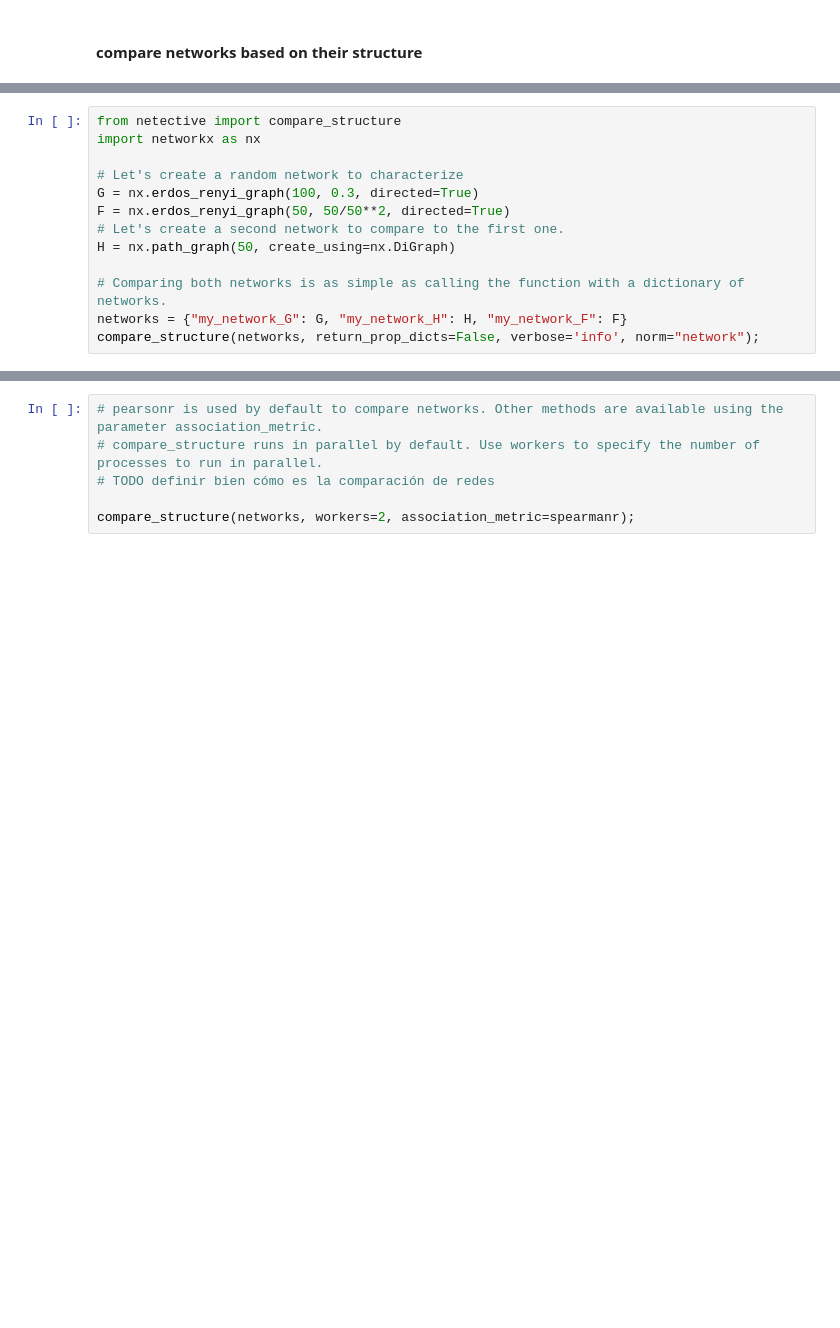
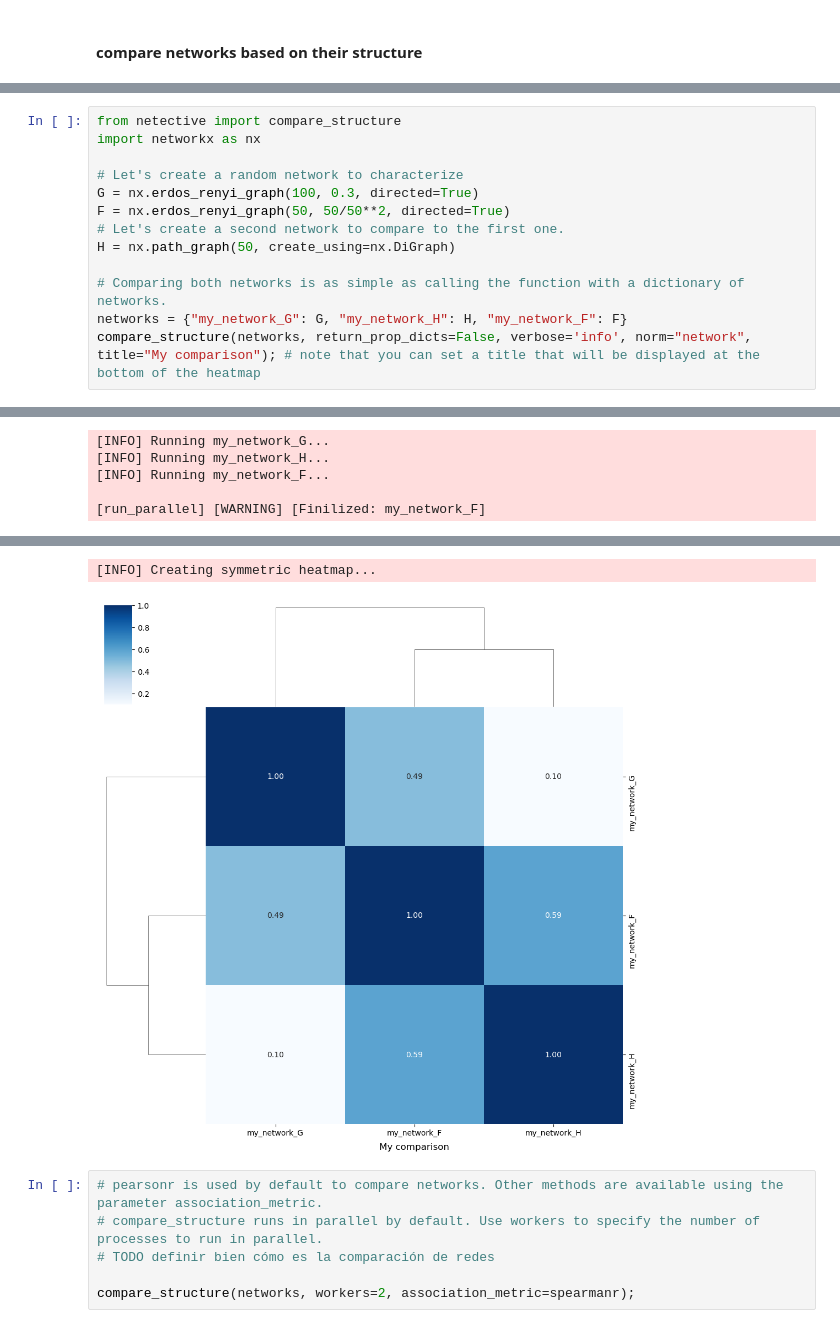
Before and after one commit to freyrelab/netective, a Jupyter notebook: docs/module_tutorial.ipynb, the cells around one changed output, grey strips where cells are left out. Drawn from its saved outputs; the diff is of its cells as text; blank space fills up the shorter version.

Commit message:
bottom title clustermap

```diff
--- a/docs/module_tutorial.ipynb
+++ b/docs/module_tutorial.ipynb
@@ -143,5 +212,5 @@ H = nx.path_graph(50, create_using=nx.DiGraph)
 
 # Comparing both networks is as simple as calling the function with a dictionary of networks.
 networks = {"my_network_G": G, "my_network_H": H, "my_network_F": F}
-compare_structure(networks, return_prop_dicts=False, verbose='info', norm="network");
+compare_structure(networks, return_prop_dicts=False, verbose='info', norm="network", title="My comparison"); # note that you can set a title that will be displayed at the bottom of the heatmap
 # %% [output]
@@ -148,0 +234,5 @@ Error:
+[INFO] Running my_network_G...
+[INFO] Running my_network_H...
+[INFO] Running my_network_F...
+
+[run_parallel] [WARNING] [Finilized: my_network_F]
@@ -149,3 +242,5 @@ Error:
+[INFO] Creating symmetric heatmap...
+[figure, added]
 # %%
 # pearsonr is used by default to compare networks. Other methods are available using the parameter association_metric.
 # compare_structure runs in parallel by default. Use workers to specify the number of processes to run in parallel.
```
Also changed, not shown: parts of 3 cells of this notebook, 2 other files.
